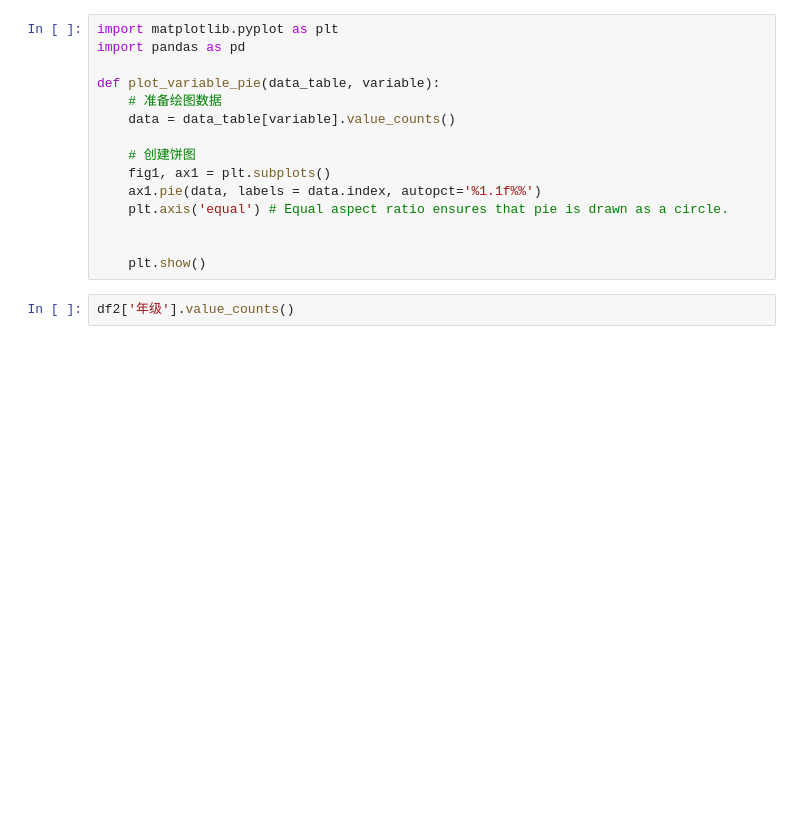
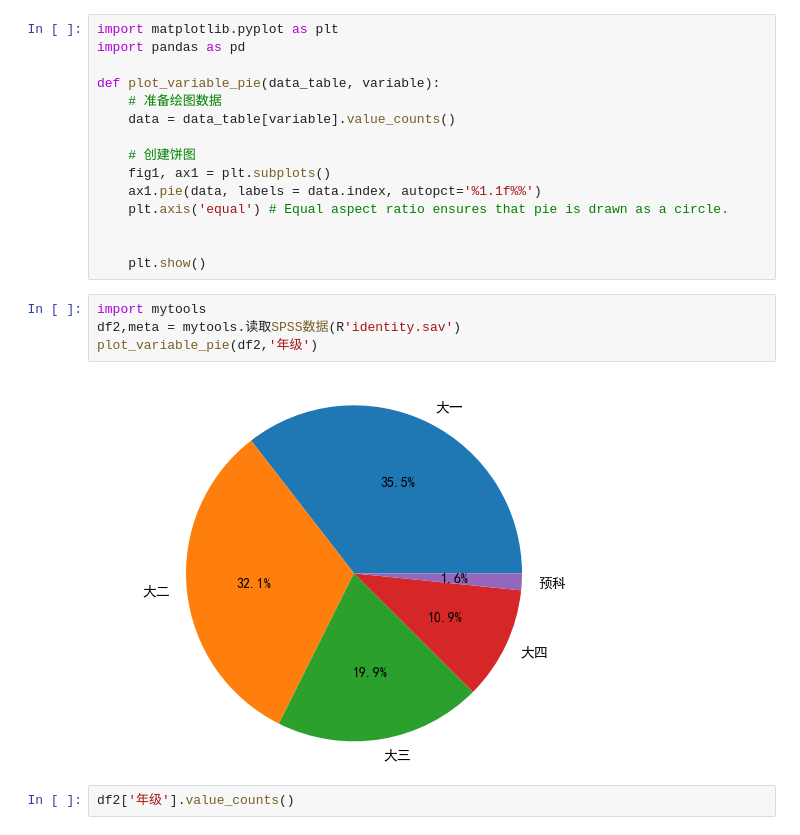
Before and after one commit to Yuxikkk/yyyc, a Jupyter notebook: 07-descrption.ipynb, the cells around one changed output. Cells and saved outputs as stored; diff of their text form; blank space fills up the shorter version.

```diff
--- a/07-descrption.ipynb
+++ b/07-descrption.ipynb
@@ -73,6 +73,12 @@ def plot_variable_pie(data_table, variable):
 
 
     plt.show()
+# %%
+import mytools
+df2,meta = mytools.读取SPSS数据(R'identity.sav')
+plot_variable_pie(df2,'年级')
+# %% [output]
+[figure, added]
 # %%
 df2['年级'].value_counts()
 # %% [output]
```
Also changed, not shown: 3 other files.
